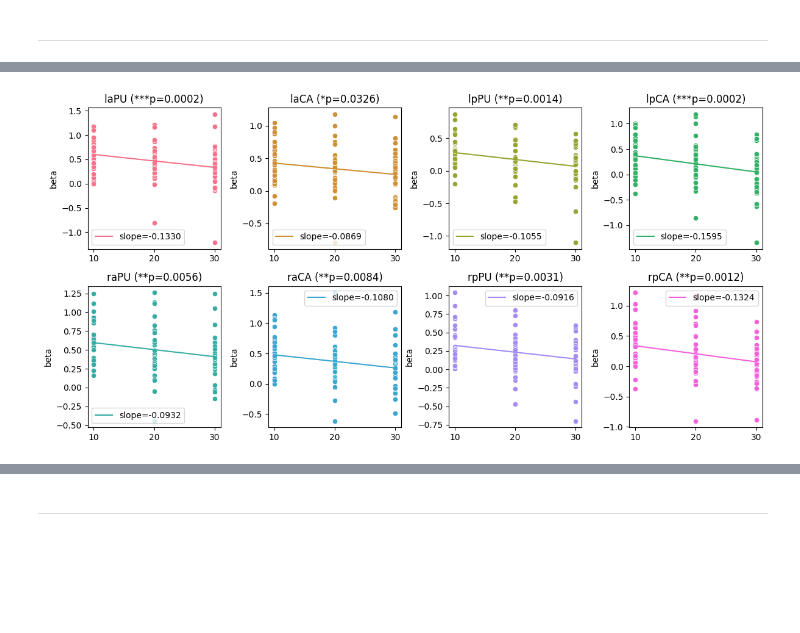
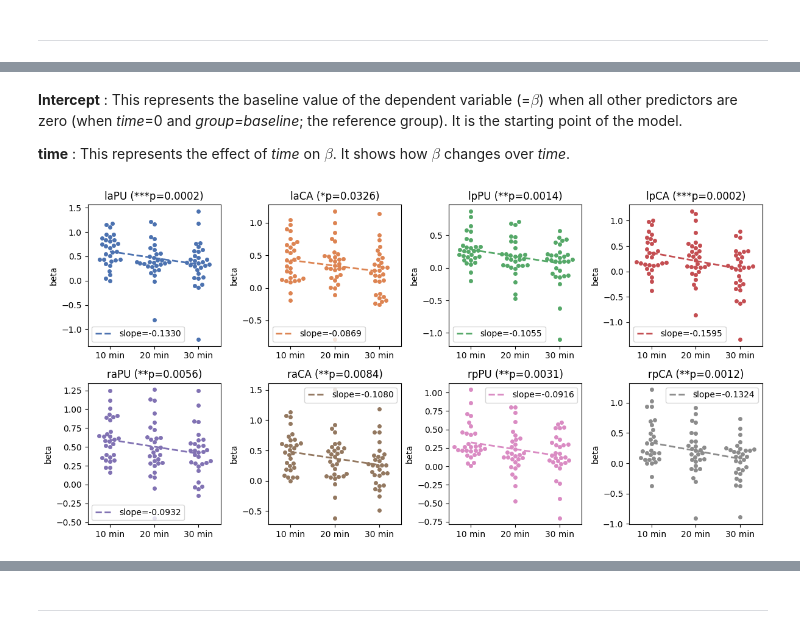
Before and after one commit to psb629/CommonLab, a Jupyter notebook: GP/scripts/KJH/LME/LME.ipynb, the cells around one changed output, grey strips where cells are left out. Cells and saved outputs as stored; diff of their text form; code cells hidden in the pictures; blank space fills up the shorter version.

Commit message:
LME result of GP

```diff
--- a/GP/scripts/KJH/LME/LME.ipynb
+++ b/GP/scripts/KJH/LME/LME.ipynb
@@ -74,0 +102,25 @@ list_roi
+# %%
+roi = 'laPU'
+print(roi)
+df_tmp = df_n50[(df_n50['group']=='baseline')&(df_n50['roi']==roi)]
+# df_tmp = df_tmp.sample(frac=1).reset_index(drop=True)
+model = smf.mixedlm("beta ~ time", df_tmp, groups=df_tmp['subj'])
+result = model.fit()
+print(result.summary())
+
+palette = sns.color_palette("deep", len(df_tmp.group.unique()))
+
+g = sns.swarmplot(
+    data=df_tmp,
+    x='time', y='beta', hue='group', palette=palette
+)
+g.legend(title='')
+x = np.array([0,1,2])
+y = x * result.params.time + result.params.Intercept
+
+g.plot(
+    x,y,
+    label='slope=%.4f'%result.params.time,
+    linestyle='--', linewidth=2,
+    color=palette[0]
+)
@@ -75,36 +146,44 @@ list_roi
+# %% [markdown]
+**Intercept** : This represents the baseline value of the dependent variable (=$\beta$) when all other predictors are zero (when *time*=0 and *group=baseline*; the reference group). It is the starting point of the model.
+
+**time** : This represents the effect of *time* on $\beta$. It shows how $\beta$ changes over *time*.
 # %%
 fig, axs = plt.subplots(ncols=4, nrows=2, figsize=(12,6))
-axs = np.reshape(axs, 8)
-palette = sns.color_palette("husl", 8)
+axs = np.reshape(axs, -1)
+palette = sns.color_palette("deep", len(list_roi))
 x = np.array([0,1,2])
 
 for ii, roi in enumerate(list_roi):
     ax = axs[ii]
     df_tmp = df_n50[(df_n50['group']=='baseline')&(df_n50['roi']==roi)]
-    model = smf.mixedlm("beta ~ time", df_tmp, groups=df_tmp['subj'])
+    model = smf.mixedlm("beta ~ time + 1", df_tmp, groups=df_tmp['subj'])
     result = model.fit()
-    # print('%s: p = %.5f'%(roi,result.pvalues.time*8))
     # print(result.summary())
 
     y = x * result.params.time + result.params.Intercept
-    ax.plot(x,y,label='slope=%.4f'%result.params.time, color=palette[ii])
+    ax.plot(
+        x,y,
+        label='slope=%.4f'%result.params.time,
+        linestyle='--', linewidth=2,
+        color=palette[ii]
+    )
     # ax.legend().remove()
-    g = sns.scatterplot(
-        data=df_n50[(df_n50['group']=='baseline')&(df_n50['roi']==roi)],
+    g = sns.swarmplot(
+        data=df_tmp,
         x='time', y='beta', color=palette[ii],
         ax=ax
     )
     g.set_xticks([0, 1, 2])
-    g.set_xticklabels([10, 20, 30])
+    g.set_xticklabels(['10 min', '20 min', '30 min'])
     g.set_xlabel('', fontsize=0)
 
     # *8 means a correction (8 ROIs)
     pval = result.pvalues.time*8
     g.set_title('%s (%sp=%.4f)'%(roi, convert_pvalue_to_asterisks(pval), pval))
 
 fig.tight_layout()
 # %% [output]
-[figure, old version]
+[figure, new version]
 # %%
 # g = sns.scatterplot(
 #     data=df_n50[df_n50['group']=='baseline'],
```
Also changed, not shown: parts of 38 cells of this notebook.
